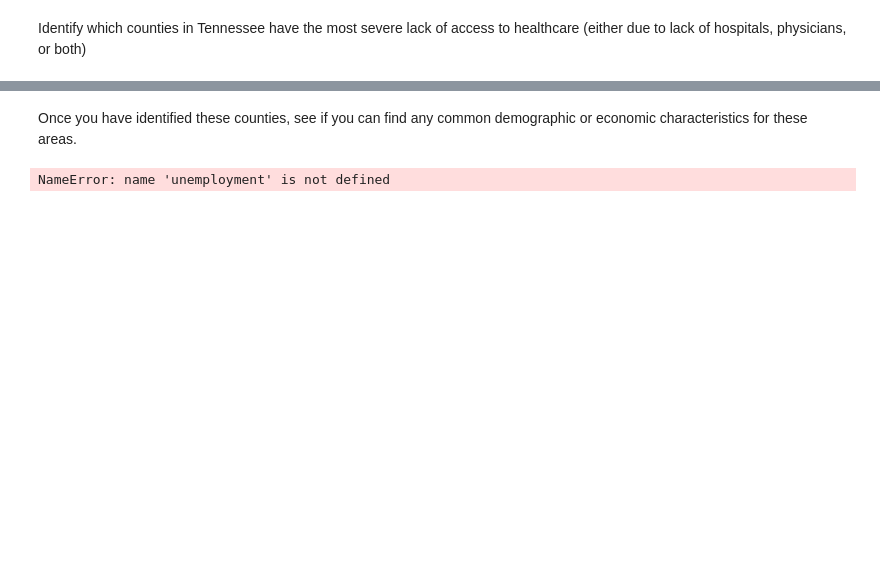
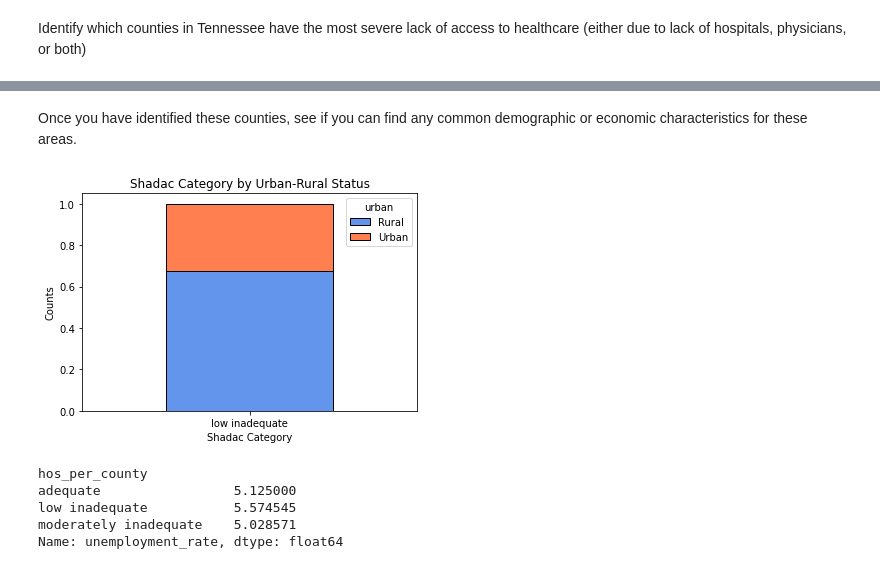
Before and after one commit to zachryje/data-science-essentials-4, a Jupyter notebook: notebooks/TN Med Helper.ipynb, the cells around one changed output, grey strips where cells are left out. Drawn from its saved outputs; the diff is of its cells as text; code cells hidden in the pictures; blank space fills up the shorter version.

```diff
--- a/notebooks/TN Med Helper.ipynb
+++ b/notebooks/TN Med Helper.ipynb
@@ -75,6 +62,6 @@ Name: county, dtype: object
 # Correct column variables and merge data files; create new coluumn for residents per hospital
 hospitals['COUNTY'] = hospitals['COUNTY'].str.lower() # make all county names lower case
 
-physicians = pd.merge(left = physicians,
-         right = hospitals[['COUNTY','NAME']].rename(columns = {'COUNTY': 'county', 'NAME': 'hospital'}))
-physicians.head()
+# take the value counts for number of hospitals per county
+hospitals_df = hospitals['COUNTY'].value_counts().rename_axis('county').reset_index(name='hospitals')
+physicians = pd.merge(physicians, hospitals_df, on='county', how='left').fillna(0)
@@ -87,0 +68,10 @@ physicians.head()
+# %%
+# Create categories for level of care
+# Use .loc to add column, picks the new shadac category based on value in 'residents_per_pcp'
+physicians.loc[physicians['hospitals'] > 10, 'hos_per_county'] = 'adequate'
+physicians.loc[(physicians['hospitals'] <= 10) &
+       (physicians['hospitals'] > 1), 'hos_per_county'] = 'moderately inadequate'
+physicians.loc[(physicians['hospitals'] <= 1), 'hos_per_county'] = 'low inadequate'
+
+# Return counties where hos_per_county is low inadequate for residents_per_pcp
+Lack_of_Hospitals = physicians.loc[(physicians['hos_per_county'] == 'low inadequate')]
@@ -88,2 +84,5 @@ physicians.head()
 # %%
-# Find the number of hospitals per county
+# Identify which counties in Tennessee have the most severe lack of access to healthcare (lack of hospitals & physicians)
+lack_of_healthcare = physicians.loc[(physicians['hos_per_county'] == 'low inadequate') &
+                                    (physicians['shadac_category'] == 'low inadequate')]
+lack_of_healthcare
@@ -93,10 +107,24 @@ physicians.head()
-# %% [markdown]
-Once you have identified these counties, see if you can find any common demographic or economic characteristics for these areas.
-# %%
-# Work with unemployment file
-unemployment['Name'] = unemployment['Name'].str.lower()
-unemployment['Name'] = unemployment['Name'].str.split(' county', expand = True)[0]
-physicians = pd.merge(left = physicians,
-         right = unemployment[['Name', 'unemployment_rate']].rename(columns = {'Name': 'county'}))
-# %% [output]
-NameError: name 'unemployment' is not defined
+# %% [markdown]
+Once you have identified these counties, see if you can find any common demographic or economic characteristics for these areas.
+# %%
+# Plot urban vs rural for low inadequate vs adquate areas
+# this is not normalized crosstab -- just using raw values
+pd.crosstab(lack_of_healthcare['shadac_category'], lack_of_healthcare['urban'],  normalize = 'index').plot(kind = 'bar',
+                                                          stacked = True,       # stacked as opposed to side-by-side
+                                                          color = ['cornflowerblue', 'coral', 'pink'],     # change the default colors
+                                                          edgecolor = 'black')              # add a border to the bars
+plt.title('Shadac Category by Urban-Rural Status')                   # add a title
+plt.xlabel('Shadac Category')
+plt.ylabel('Counts')
+plt.xticks(rotation = 0);                                             # change the appearance of the x tick labels
+# %% [output]
+[figure, added]
+# %%
+# Plot hos_per_county for low inadequate vs adquate areas
+physicians.groupby('hos_per_county')['unemployment_rate'].mean()
+# %% [output]
+hos_per_county
+adequate                 5.125000
+low inadequate           5.574545
+moderately inadequate    5.028571
+Name: unemployment_rate, dtype: float64
```
Also changed, not shown: parts of 22 cells of this notebook.
